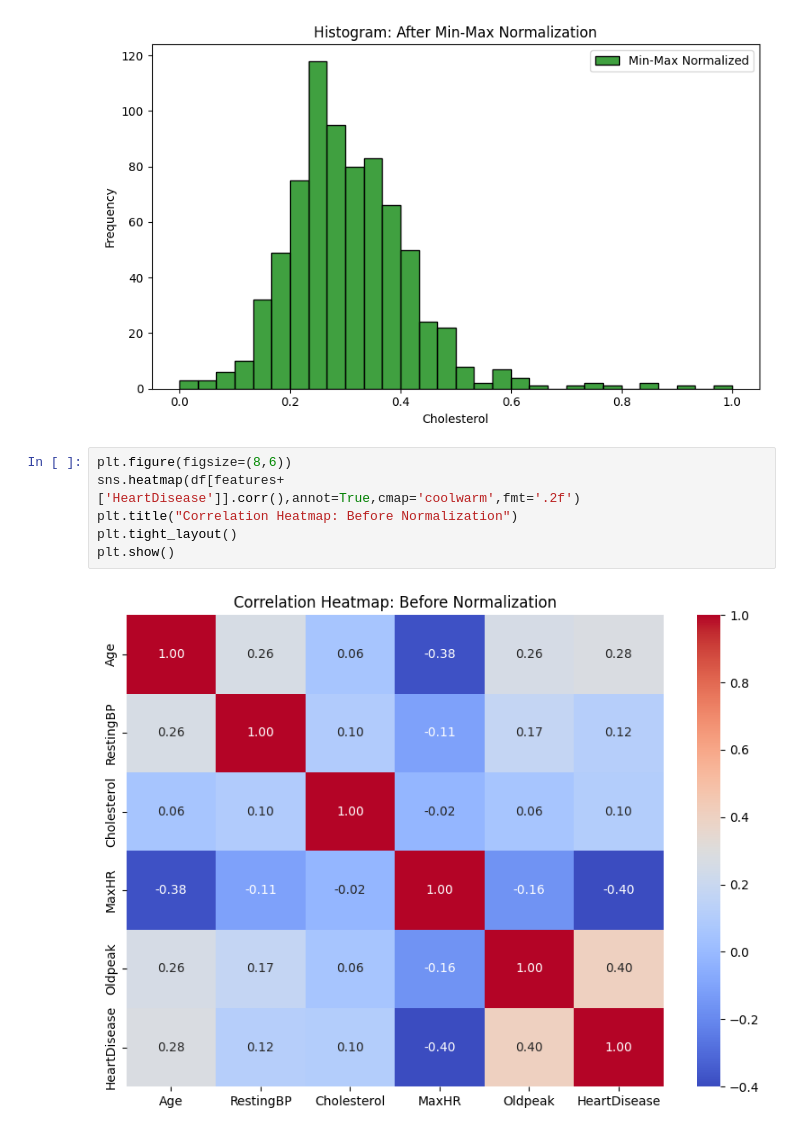
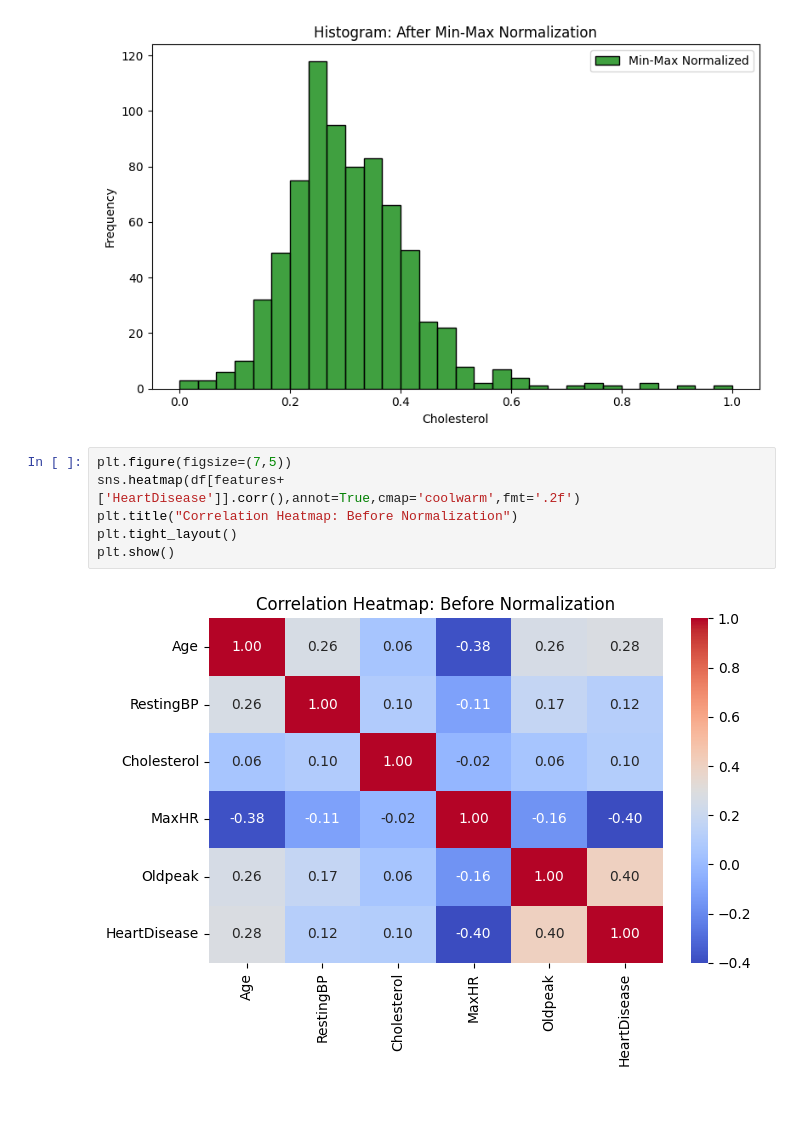
Before and after one commit to sanjuuuu-05/ML-Lab-Exercises, a Jupyter notebook: Sanjay_R_A_555_lab2.ipynb, the cells around one changed output. Saved outputs shown, nothing was run; the diff lists cells and outputs as text; blank space fills up the shorter version.

```diff
--- a/Sanjay_R_A_555_lab2.ipynb
+++ b/Sanjay_R_A_555_lab2.ipynb
@@ -324,10 +371,10 @@ plt.show()
 # %% [output]
 [figure]
 # %%
-plt.figure(figsize=(8,6))
+plt.figure(figsize=(7,5))
 sns.heatmap(df[features+['HeartDisease']].corr(),annot=True,cmap='coolwarm',fmt='.2f')
 plt.title("Correlation Heatmap: Before Normalization")
 plt.tight_layout()
 plt.show()
 # %% [output]
-[figure, old version]
+[figure, new version]
```
Also changed, not shown: parts of 4 cells of this notebook.
